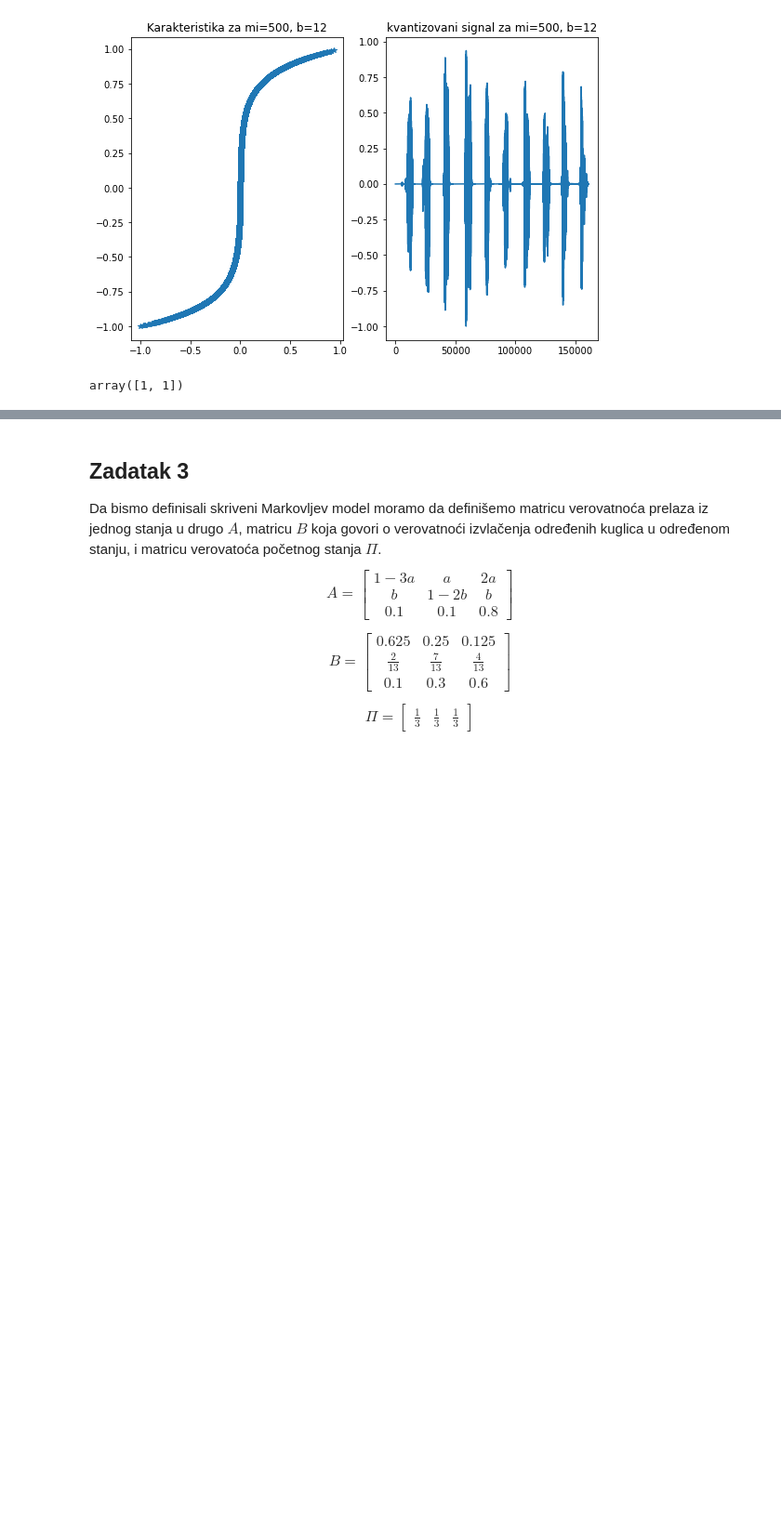
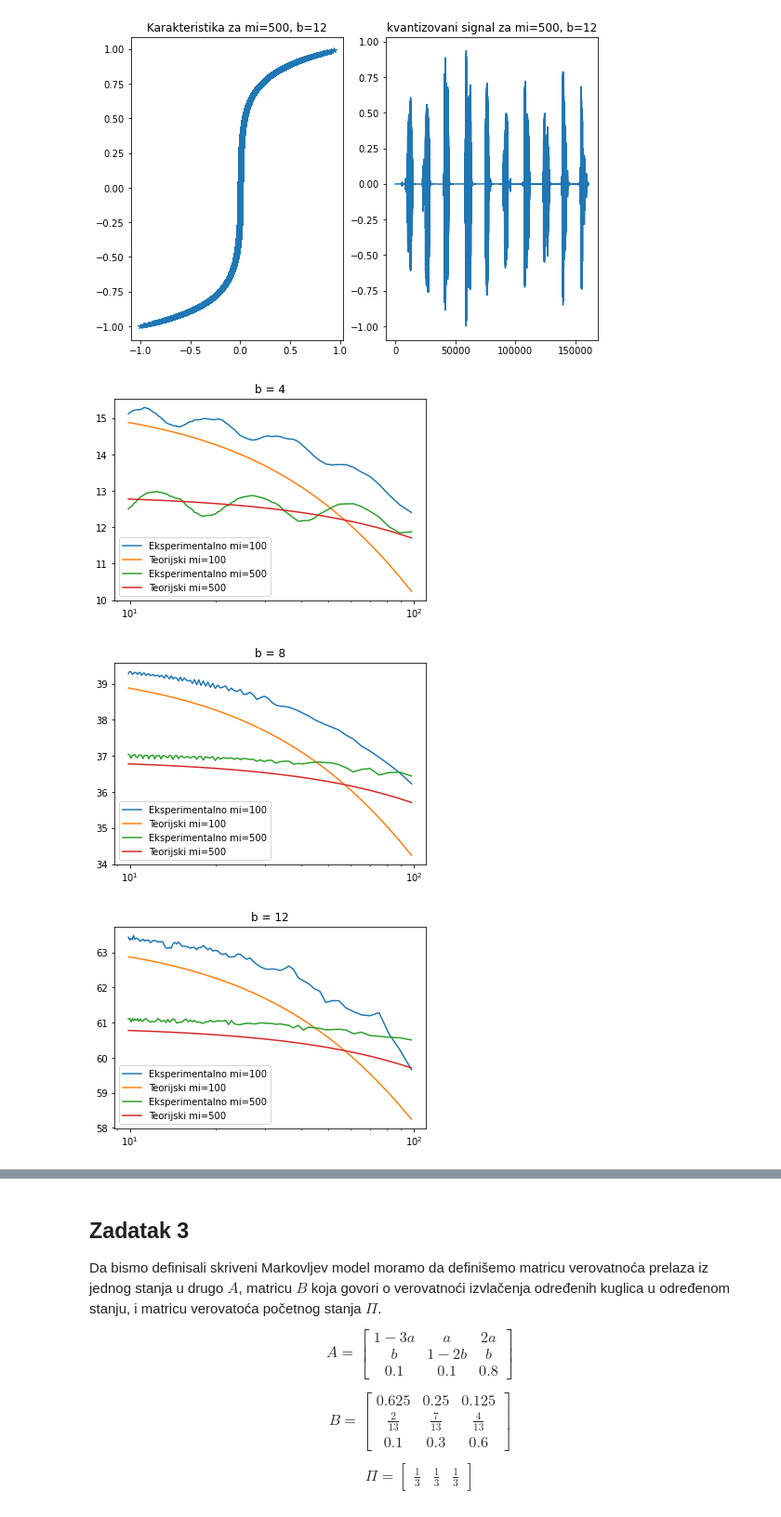
Before and after one commit to mmacura9/opg_dom, a Jupyter notebook: domaci/domaci_opg_2018_0261.ipynb, the cells around one changed output, grey strips where cells are left out. Shown: that part at 93% size. Saved outputs shown, nothing was run; the diff lists cells and outputs as text; code cells hidden in the pictures; blank space fills up the shorter version.

```diff
--- a/domaci/domaci_opg_2018_0261.ipynb
+++ b/domaci/domaci_opg_2018_0261.ipynb
@@ -475,7 +529,29 @@ for j in range(2):
 [figure]
 [figure]
 # %%
-x = np.array([1, 2])
-np.sign(x)
+pom = 5
+xmax = np.max(np.abs(data));
+for b in [4, 8, 12]:
+    plt.figure()
+    for mi in [100, 500]:
+        M = 2 ** b
+        d = 2 * xmax/M
+        aten = np.arange(90)/100 + 0.1
+        xvar1 = np.zeros(aten.size)
+        SNR_mi = np.zeros(aten.size)
+        for i in range(aten.size):
+            x1 = data * aten[i]
+            xvar1[i] = np.std(x1)**2
+            xq_1 = xmax * np.log10(1 + mi*np.abs(x1)/xmax)/(np.log10(1 + mi))*np.sign(x1)
+            xq_mi = np.round(xq_1/d) * d
+            xq_mi[xq_1 > (M-1)*d/2] = (M/2 - 1)*d;
+            x2 = 1/mi * np.sign(xq_mi)*((1+mi)**(np.abs(xq_mi)/xmax)-1) * xmax
+            SNR_mi[i] = (np.std(x1)/np.std(x1-x2))**2
+        plt.semilogx(xmax/np.sqrt(xvar1), 10*np.log10(SNR_mi))
+        plt.semilogx(xmax/np.sqrt(xvar1), 4.77 + 6*b - 20*np.log10(np.log(1+mi))-10*np.log10(1 + (xmax/mi)**2/xvar1 + math.sqrt(2)*xmax/mi/np.sqrt(xvar1)))
+    plt.legend(['Eksperimentalno mi=100', 'Teorijski mi=100', 'Eksperimentalno mi=500', 'Teorijski mi=500'])
+    plt.title('b = '+str(b))
 # %% [output]
-array([1, 1])
+[figure, added]
+[figure, added]
+[figure, added]
```
Also changed, not shown: parts of 18 cells of this notebook, 1 other file.
